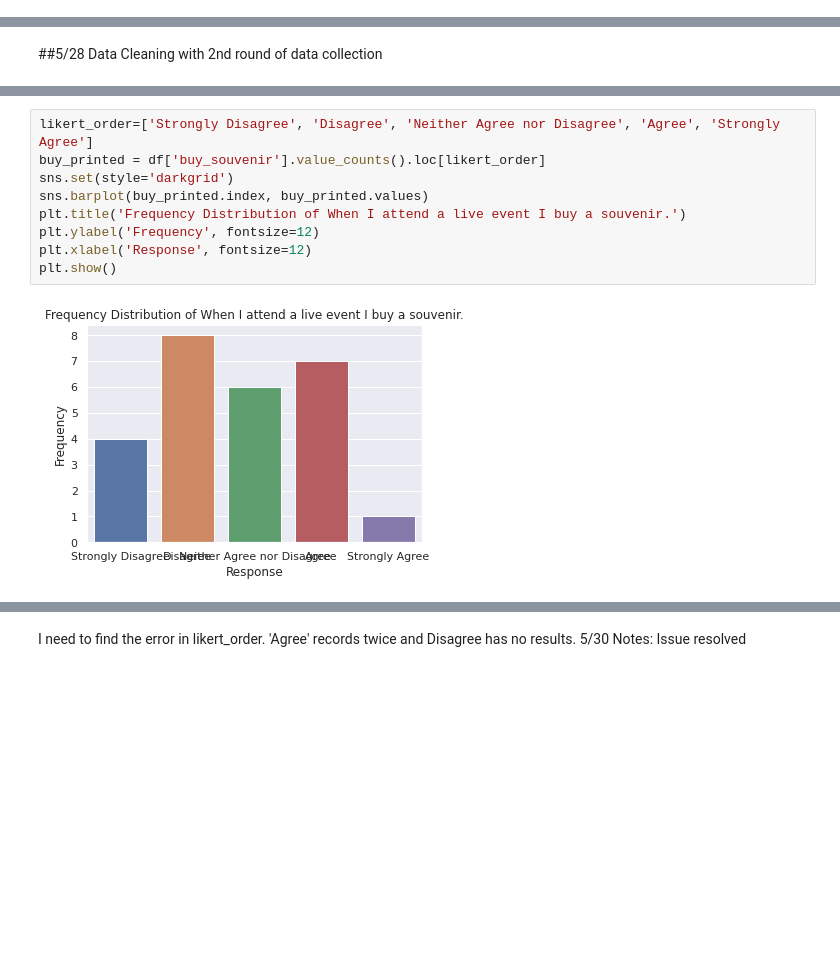
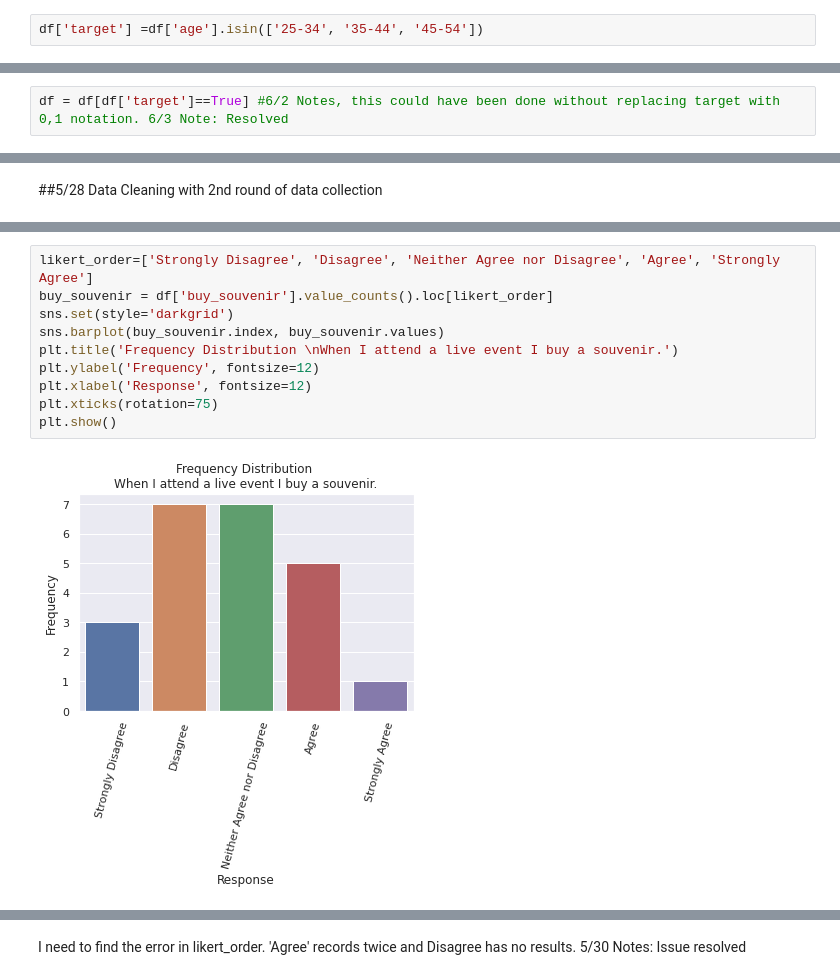
Before and after one commit to LibbyFender/Learning, a Jupyter notebook: SPEX650.ipynb, the cells around one changed output, grey strips where cells are left out. Saved outputs shown, nothing was run; the diff lists cells and outputs as text; blank space fills up the shorter version.

```diff
--- a/SPEX650.ipynb
+++ b/SPEX650.ipynb
@@ -183,0 +202,2 @@ This I expect to keep!!
+# %%
+df['target'] =df['age'].isin(['25-34', '35-44', '45-54'])
@@ -184,3 +208,5 @@ This I expect to keep!!
+# %%
+df = df[df['target']==True] #6/2 Notes, this could have been done without replacing target with 0,1 notation. 6/3 Note: Resolved
 # %%
 #Creating a replicable framework for graphing our results
 #order = ['Strongly Agree', 'Agree',	'Neither Agree nor Disagree', 'Disagree', 'Strongly Disagree' ]
@@ -235,14 +258,15 @@ plt.show()
 # %%
 likert_order=['Strongly Disagree', 'Disagree', 'Neither Agree nor Disagree', 'Agree', 'Strongly Agree']
-buy_printed = df['buy_souvenir'].value_counts().loc[likert_order]
+buy_souvenir = df['buy_souvenir'].value_counts().loc[likert_order]
 sns.set(style='darkgrid')
-sns.barplot(buy_printed.index, buy_printed.values)
-plt.title('Frequency Distribution of When I attend a live event I buy a souvenir.')
+sns.barplot(buy_souvenir.index, buy_souvenir.values)
+plt.title('Frequency Distribution \nWhen I attend a live event I buy a souvenir.')
 plt.ylabel('Frequency', fontsize=12)
 plt.xlabel('Response', fontsize=12)
+plt.xticks(rotation=75)
 plt.show()
 # %% [output]
-[figure, old version]
+[figure, new version]
 # %%
 likert_2 = ['Never', 'Rarely', 'Some events', 'Often', 'Always']
 save_stub = df['save_stub'].value_counts().loc[likert_2]
```
Also changed, not shown: parts of 64 cells of this notebook.
